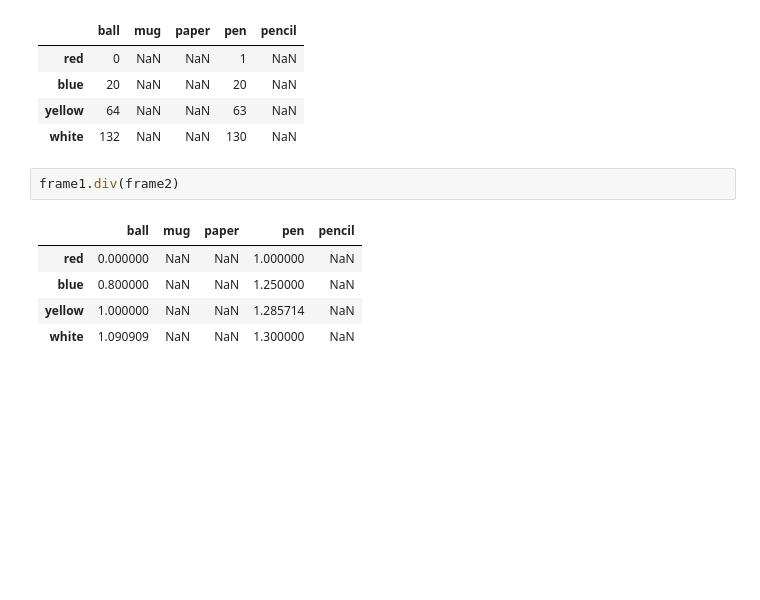
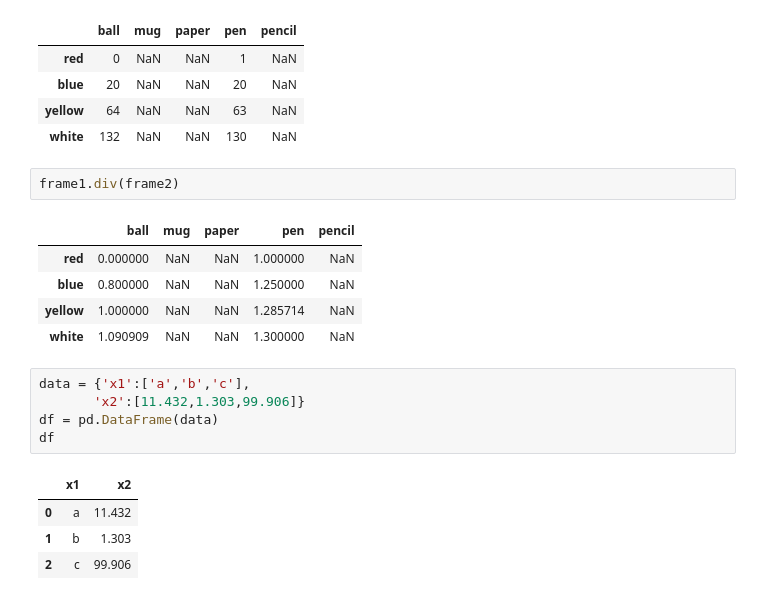
Before and after one commit to Alok-Fusion/Machine_learning, a Jupyter notebook: Practical_4_26_07_2025(Pandas).ipynb, the cells around one changed output. Cells and saved outputs as stored; diff of their text form; blank space fills up the shorter version.

```diff
--- a/Practical_4_26_07_2025(Pandas).ipynb
+++ b/Practical_4_26_07_2025(Pandas).ipynb
@@ -539,3 +539,13 @@ frame1.div(frame2)
 | blue | 0.800000 | NaN | NaN | 1.250000 | NaN |
 | yellow | 1.000000 | NaN | NaN | 1.285714 | NaN |
 | white | 1.090909 | NaN | NaN | 1.300000 | NaN |
+# %%
+data = {'x1':['a','b','c'],
+       'x2':[11.432,1.303,99.906]}
+df = pd.DataFrame(data)
+df
+# %% [output]
+|  | x1 | x2 |
+| 0 | a | 11.432 |
+| 1 | b | 1.303 |
+| 2 | c | 99.906 |
```
Also changed, not shown: parts of 8 cells of this notebook.
